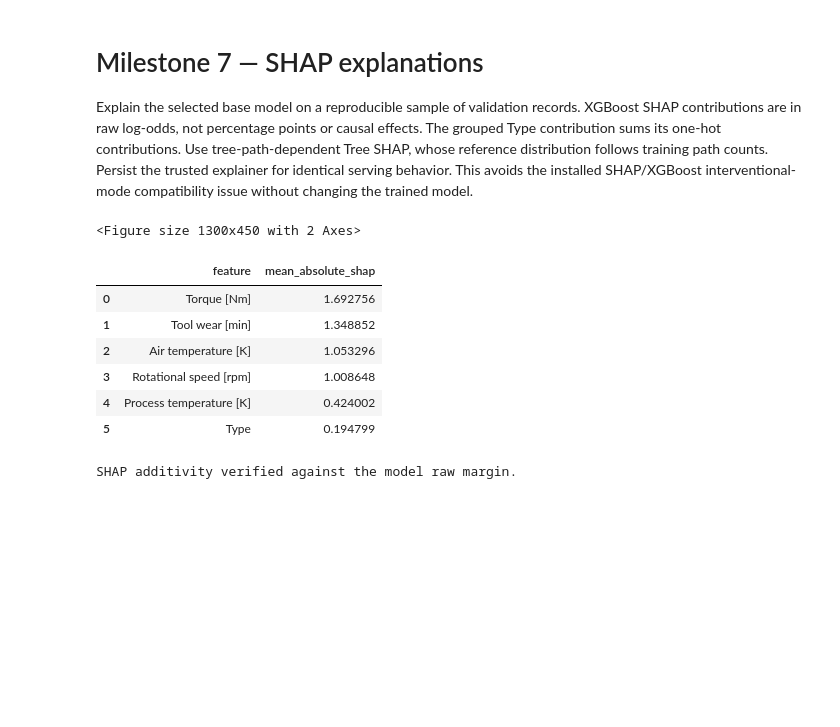
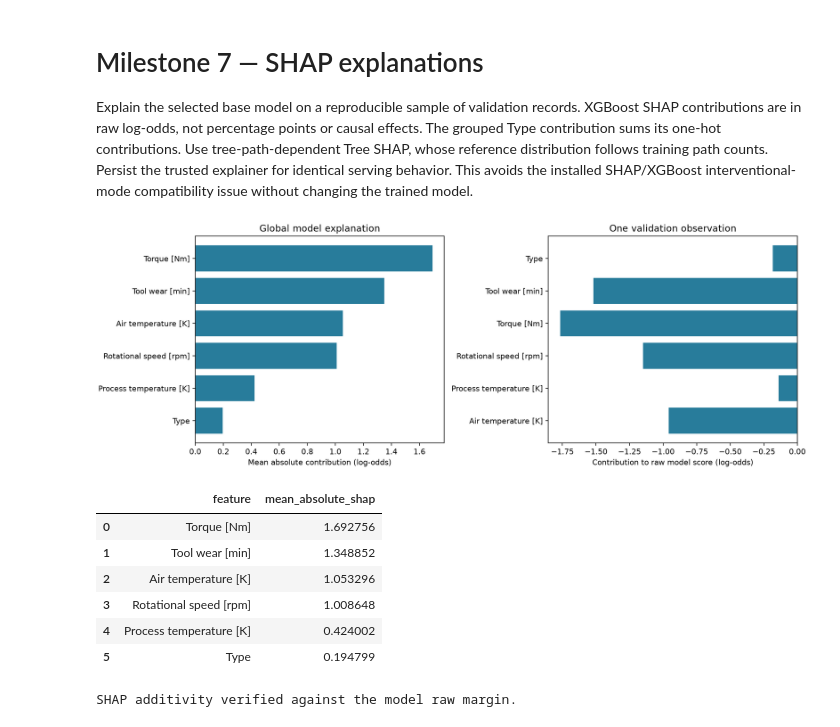
Before and after one commit to XxCPH4xX/Predictive-Maintenance-AI-Platform, a Jupyter notebook: notebooks/07_explainability.ipynb, the cells around one changed output. Cells and saved outputs as stored; diff of their text form; code cells hidden in the pictures; blank space fills up the shorter version.

```diff
--- a/notebooks/07_explainability.ipynb
+++ b/notebooks/07_explainability.ipynb
@@ -25,40 +25,40 @@ sample = X_validation.sample(n=400, random_state=RANDOM_STATE)
 transformed = preprocessor.transform(sample)
 explanations = explainer(transformed)
 values = np.asarray(explanations.values)
 assert values.shape == transformed.shape
 raw_margin = classifier.predict(transformed, output_margin=True)
 np.testing.assert_allclose(np.asarray(explanations.base_values) + values.sum(axis=1), raw_margin, atol=1e-4)
 grouped = np.column_stack([values[:, :5], values[:, 5:].sum(axis=1)])
 feature_names = [*NUMERIC_COLUMNS, "Type"]
 importance = [{"feature": name, "mean_absolute_shap": float(value)} for name, value in zip(feature_names, np.abs(grouped).mean(axis=0))]
 importance.sort(key=lambda item: item["mean_absolute_shap"], reverse=True)
 report = {"model_version": metadata["model_version"], "units": "log_odds", "sample": "400 validation rows, seed 42", "feature_importance": importance, "interpretation": "Contributed to the model score; not a causal explanation"}
 (METRICS_DIR / "feature_importance.json").write_text(json.dumps(report, indent=2) + "\n")
 joblib.dump(explainer, MODEL_DIR / "explainer.joblib")
 fig, axes = plt.subplots(1, 2, figsize=(13, 4.5), layout="constrained")
 axes[0].barh([item["feature"] for item in importance][::-1], [item["mean_absolute_shap"] for item in importance][::-1], color="#287c9b")
 axes[0].set(xlabel="Mean absolute contribution (log-odds)", title="Global model explanation")
 individual = grouped[0]
 axes[1].barh(feature_names, individual, color=["#b64732" if v > 0 else "#287c9b" for v in individual])
 axes[1].axvline(0,color="gray")
 axes[1].set(xlabel="Contribution to raw model score (log-odds)", title="One validation observation")
 fig.savefig(FIGURE_DIR / "shap_explanations.png",dpi=160)
-display(fig)
+display(Image(filename=str(FIGURE_DIR / "shap_explanations.png")))
 plt.close(fig)
 display(pd.DataFrame(importance))
 example = {"inputs": sample.iloc[0].to_dict(), "failure_probability": float(base_pipeline.predict_proba(sample.iloc[[0]])[0,1]), "base_value": float(explanations.base_values[0]), "units": "log_odds", "contributions": dict(zip(feature_names, individual.tolist()))}
 (METRICS_DIR / "explanation_example.json").write_text(json.dumps(example,indent=2) + "\n")
 metadata["explanation_units"] = "log_odds"
 metadata["artifact_hashes"] = {name: hashlib.sha256((MODEL_DIR / name).read_bytes()).hexdigest() for name in ("production.joblib", "explanation_model.joblib", "explainer.joblib")}
 (MODEL_DIR / "metadata.json").write_text(json.dumps(metadata,indent=2) + "\n")
 print("SHAP additivity verified against the model raw margin.")
 # %% [output]
+[figure, added]
+|  | feature | mean_absolute_shap |
+| 0 | Torque [Nm] | 1.692756 |
+| 1 | Tool wear [min] | 1.348852 |
+| 2 | Air temperature [K] | 1.053296 |
+| 3 | Rotational speed [rpm] | 1.008648 |
+| 4 | Process temperature [K] | 0.424002 |
+| 5 | Type | 0.194799 |
-<Figure size 1300x450 with 2 Axes>
+SHAP additivity verified against the model raw margin.
-|  | feature | mean_absolute_shap |
-| 0 | Torque [Nm] | 1.692756 |
-| 1 | Tool wear [min] | 1.348852 |
-| 2 | Air temperature [K] | 1.053296 |
-| 3 | Rotational speed [rpm] | 1.008648 |
-| 4 | Process temperature [K] | 0.424002 |
-| 5 | Type | 0.194799 |
-SHAP additivity verified against the model raw margin.
```
Also changed, not shown: 56 other files.
